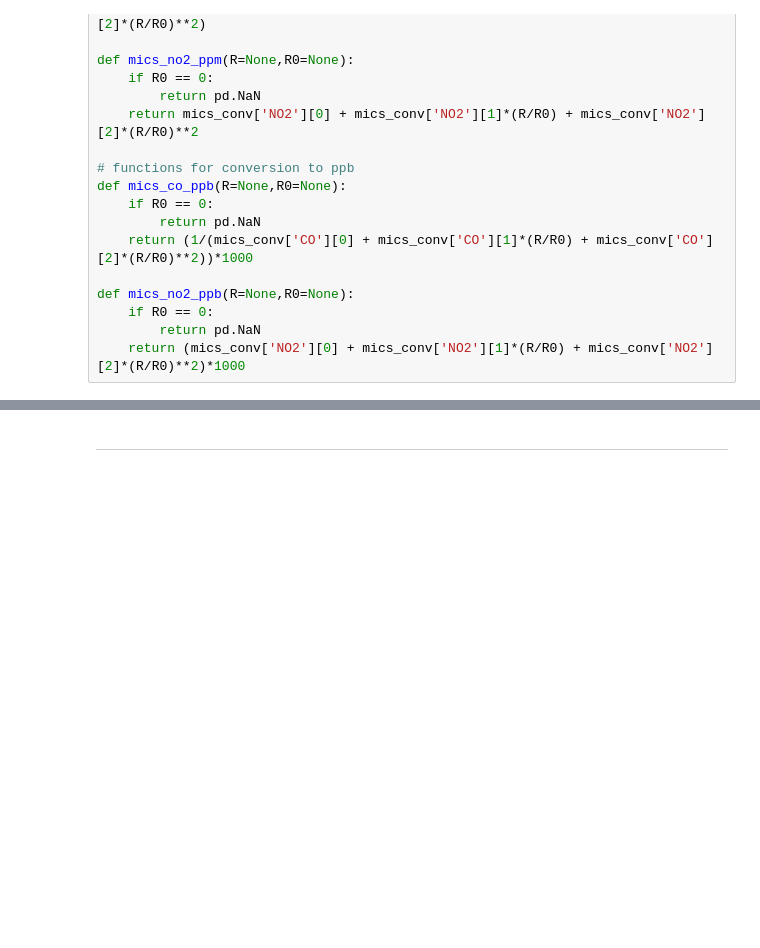
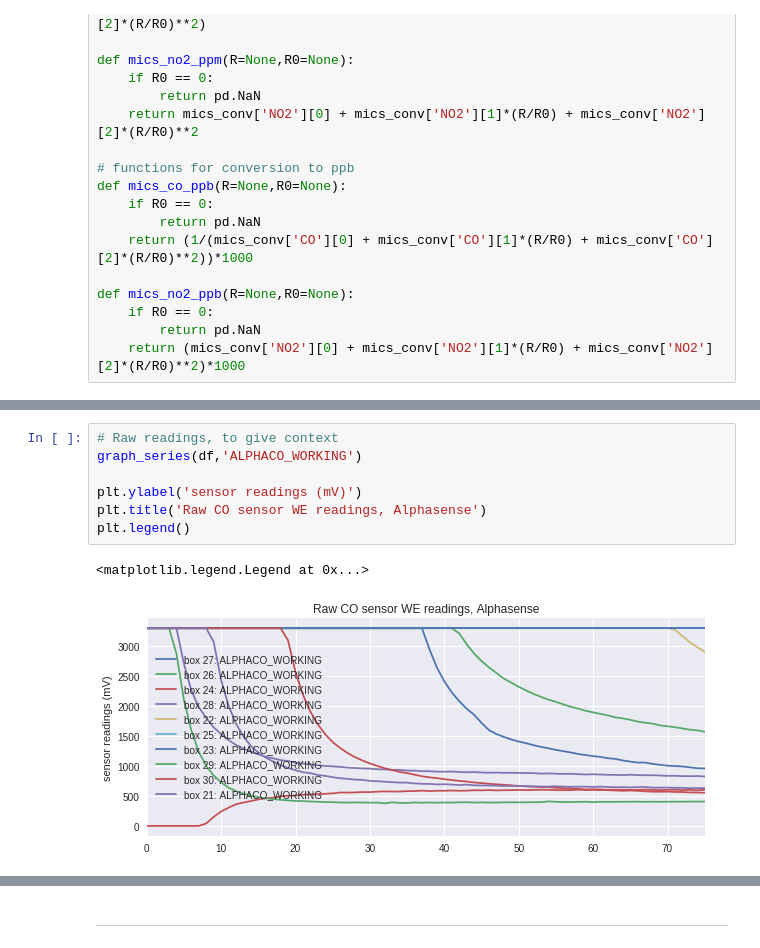
Before and after one commit to jsoikkeli/climathon2016, a Jupyter notebook: 0.3 torching/Analyse_0.3_torching_data.ipynb, the cells around one changed output, grey strips where cells are left out. Cells and saved outputs as stored; diff of their text form; blank space fills up the shorter version.

```diff
--- a/0.3 torching/Analyse_0.3_torching_data.ipynb
+++ b/0.3 torching/Analyse_0.3_torching_data.ipynb
@@ -266,0 +346,10 @@ def mics_no2_ppb(R=None,R0=None):
+# %%
+# Raw readings, to give context
+graph_series(df,'ALPHACO_WORKING')
+
+plt.ylabel('sensor readings (mV)')
+plt.title('Raw CO sensor WE readings, Alphasense')
+plt.legend()
+# %% [output]
+<matplotlib.legend.Legend at 0x...>
+[figure, added]
```
Also changed, not shown: parts of 148 cells of this notebook.
